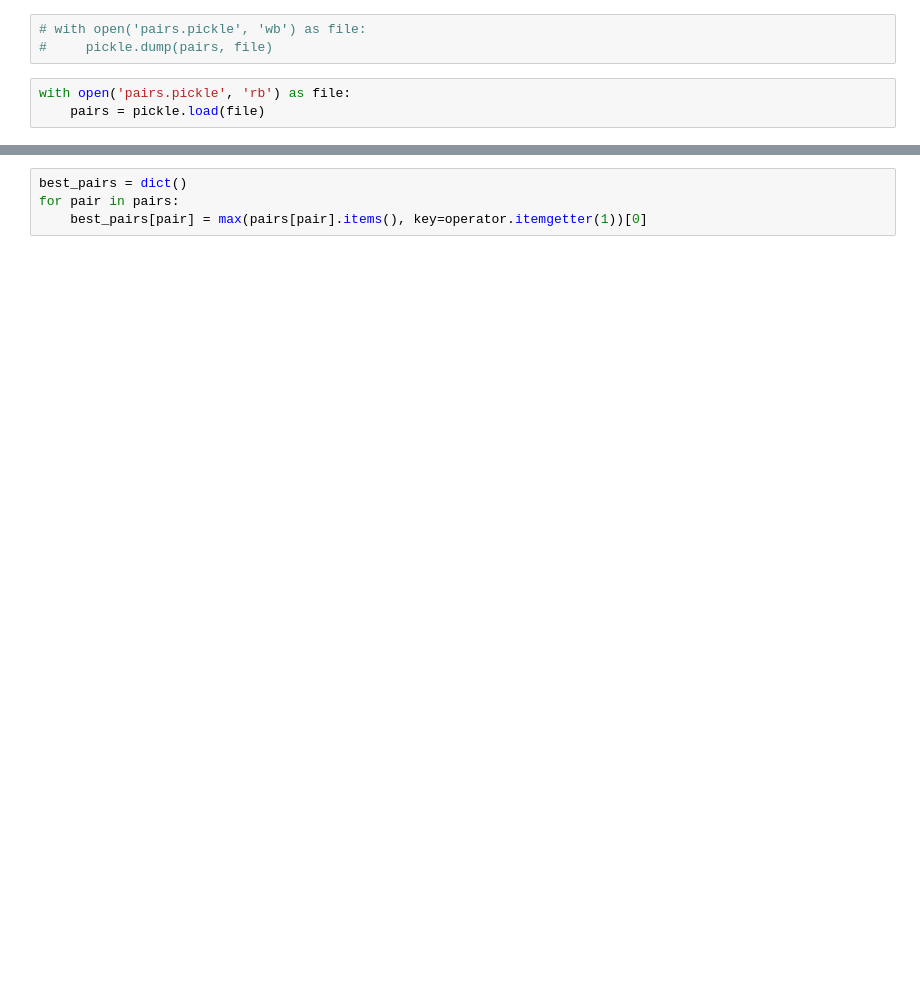
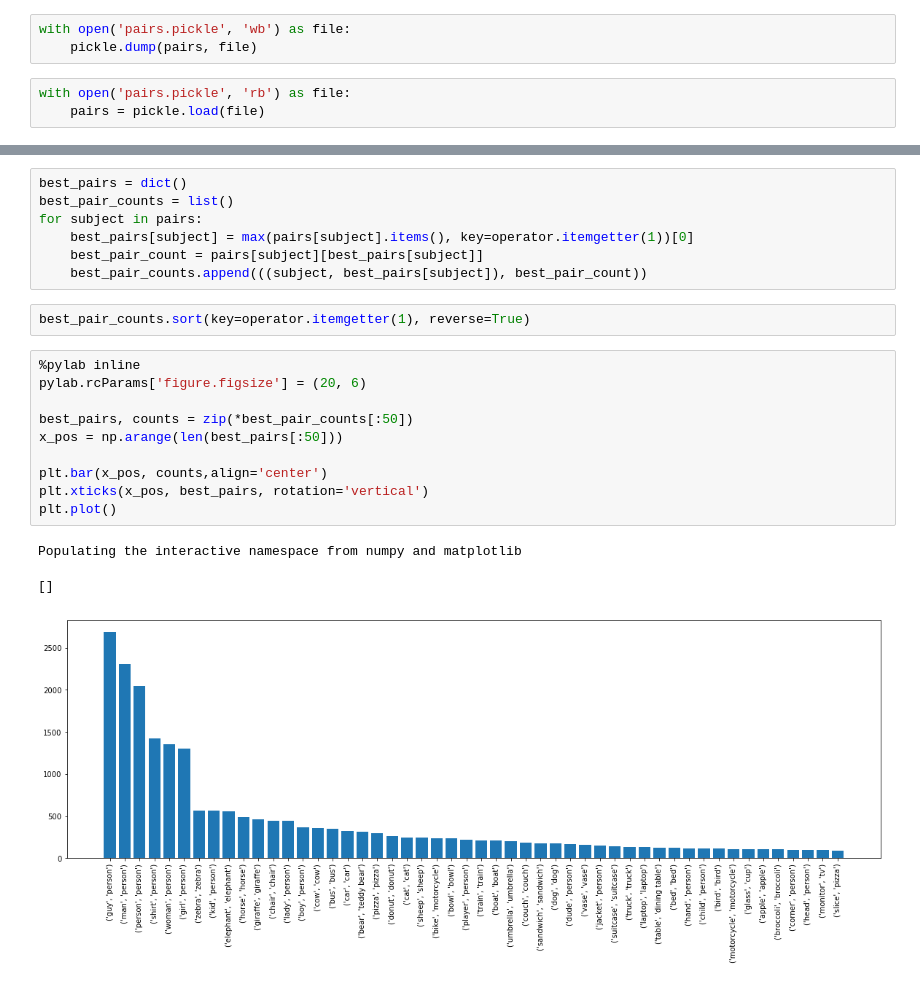
Before and after one commit to danzschulman/Mask_RCNN, a Jupyter notebook: demo.ipynb, the cells around one changed output, grey strips where cells are left out. Saved outputs shown, nothing was run; the diff lists cells and outputs as text; blank space fills up the shorter version.

```diff
--- a/demo.ipynb
+++ b/demo.ipynb
@@ -229,6 +258,6 @@ for ref_id in tqdm(my_refer_data['ref_ids']):
 # %%
-# with open('pairs.pickle', 'wb') as file:
-#     pickle.dump(pairs, file)
+with open('pairs.pickle', 'wb') as file:
+    pickle.dump(pairs, file)
 # %%
 with open('pairs.pickle', 'rb') as file:
     pairs = pickle.load(file)
@@ -235,4 +295,23 @@ with open('pairs.pickle', 'rb') as file:
 # %%
 best_pairs = dict()
-for pair in pairs:
-    best_pairs[pair] = max(pairs[pair].items(), key=operator.itemgetter(1))[0]
+best_pair_counts = list()
+for subject in pairs:
+    best_pairs[subject] = max(pairs[subject].items(), key=operator.itemgetter(1))[0]
+    best_pair_count = pairs[subject][best_pairs[subject]]
+    best_pair_counts.append(((subject, best_pairs[subject]), best_pair_count))
+# %%
+best_pair_counts.sort(key=operator.itemgetter(1), reverse=True)
+# %%
+%pylab inline
+pylab.rcParams['figure.figsize'] = (20, 6)
+
+best_pairs, counts = zip(*best_pair_counts[:50])
+x_pos = np.arange(len(best_pairs[:50]))
+
+plt.bar(x_pos, counts,align='center')
+plt.xticks(x_pos, best_pairs, rotation='vertical')
+plt.plot()
+# %% [output]
+Populating the interactive namespace from numpy and matplotlib
+[]
+[figure, added]
```
Also changed, not shown: parts of 21 cells of this notebook.
